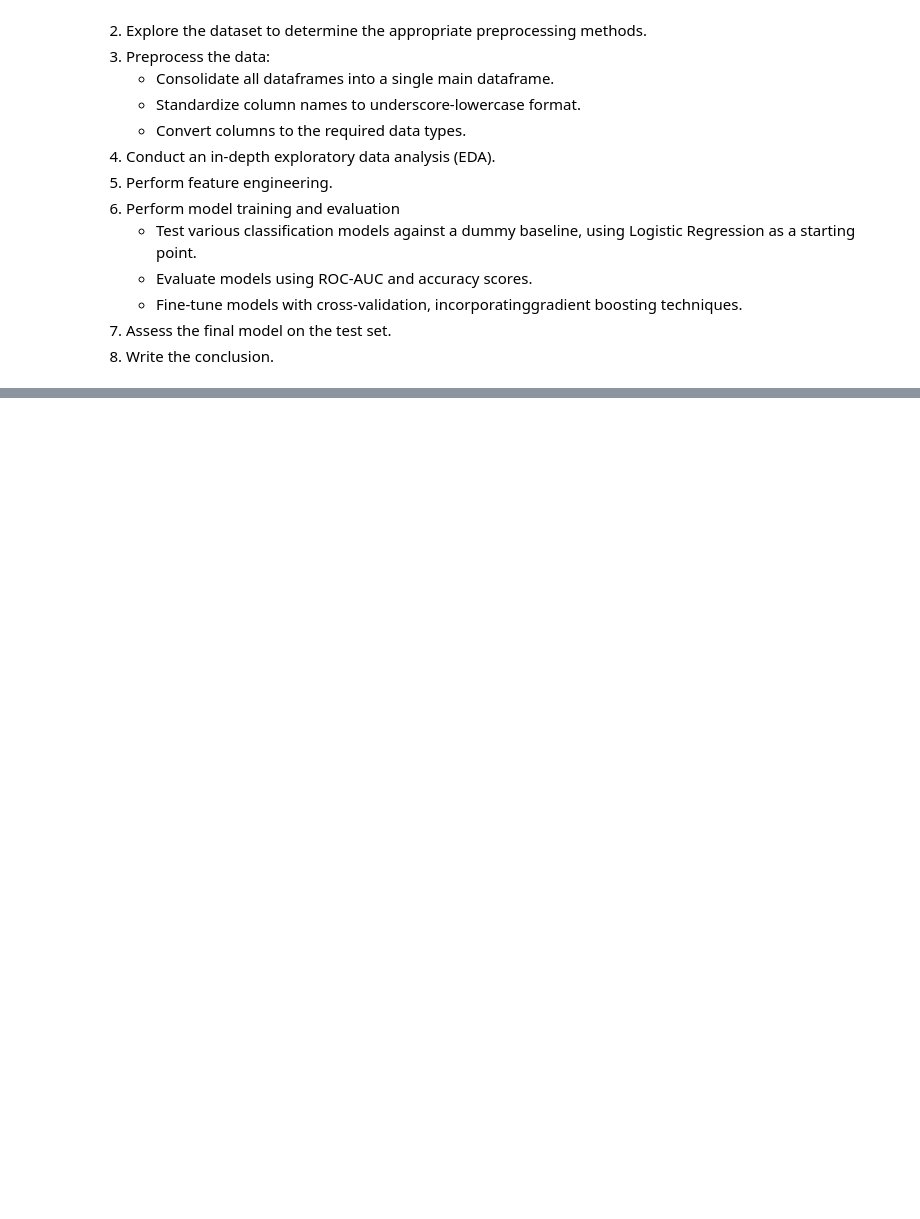
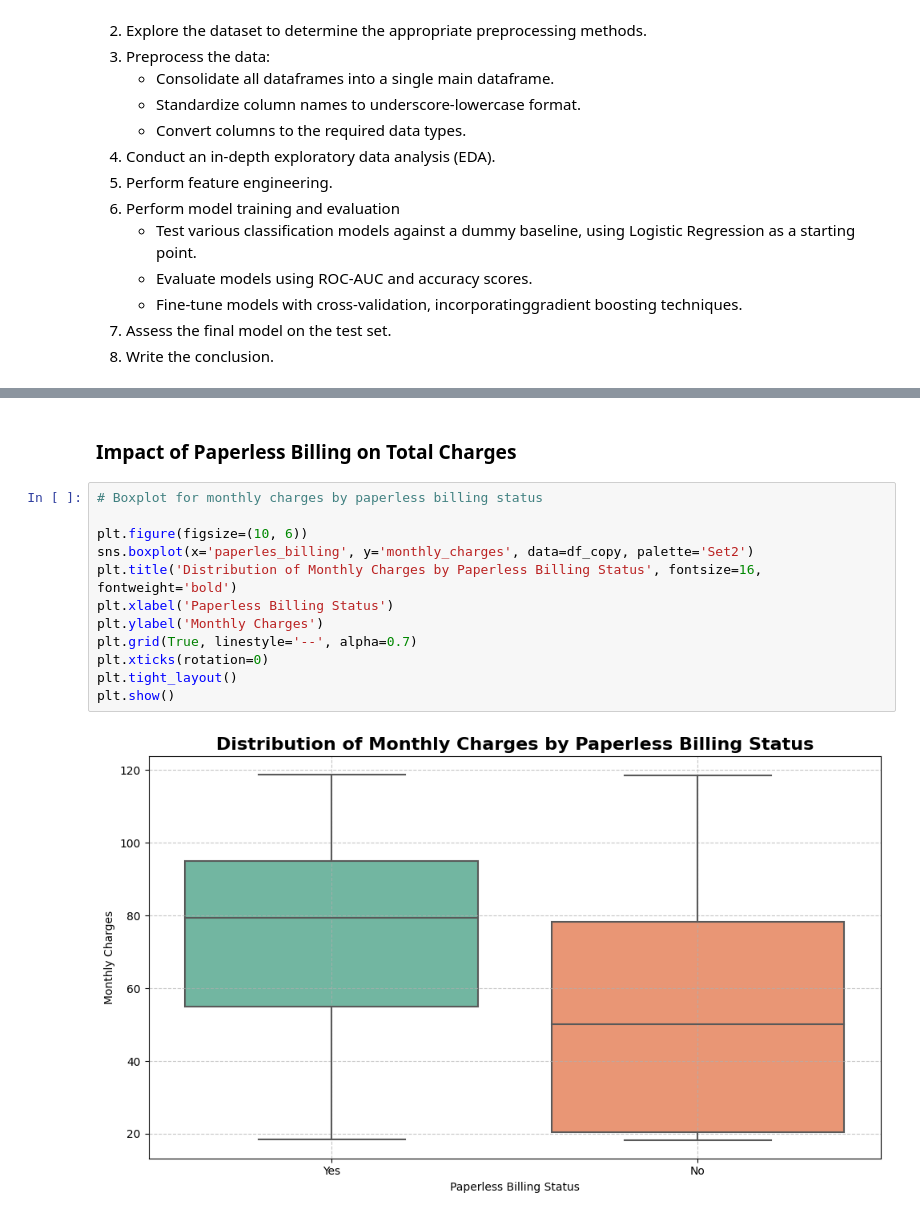
Before and after one commit to mnunezsa95/ds_project_capstone_project, a Jupyter notebook: notebook/sprint_17_final_project.ipynb, the cells around one changed output, grey strips where cells are left out. Saved outputs shown, nothing was run; the diff lists cells and outputs as text; blank space fills up the shorter version.

```diff
--- a/notebook/sprint_17_final_project.ipynb
+++ b/notebook/sprint_17_final_project.ipynb
@@ -259,0 +573,16 @@ Steps:
+# %% [markdown]
+### Impact of Paperless Billing on Total Charges
+# %%
+# Boxplot for monthly charges by paperless billing status
+
+plt.figure(figsize=(10, 6))
+sns.boxplot(x='paperles_billing', y='monthly_charges', data=df_copy, palette='Set2')
+plt.title('Distribution of Monthly Charges by Paperless Billing Status', fontsize=16, fontweight='bold')
+plt.xlabel('Paperless Billing Status')
+plt.ylabel('Monthly Charges')
+plt.grid(True, linestyle='--', alpha=0.7)
+plt.xticks(rotation=0)
+plt.tight_layout()
+plt.show()
+# %% [output]
+[figure, added]
```
Also changed, not shown: parts of 47 cells of this notebook.
